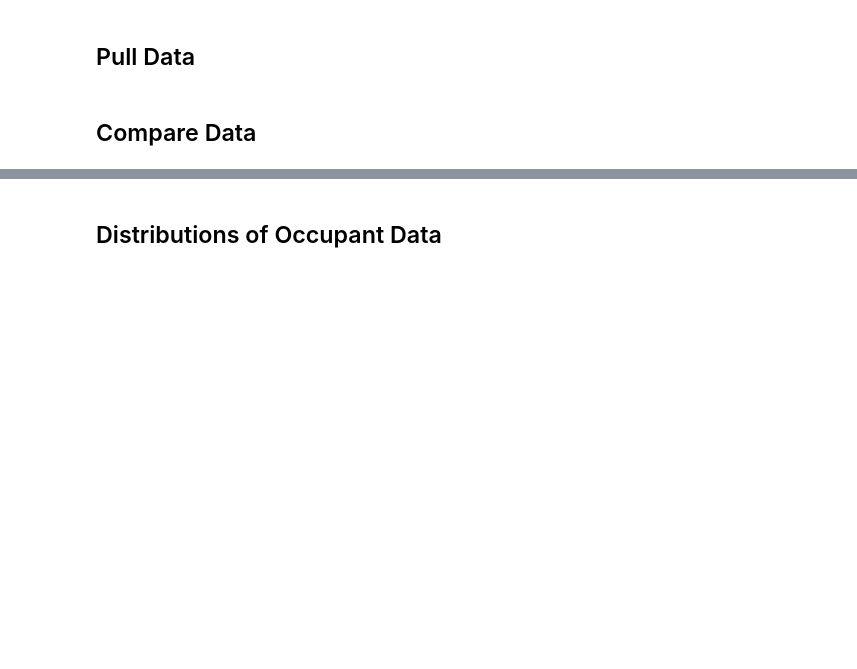
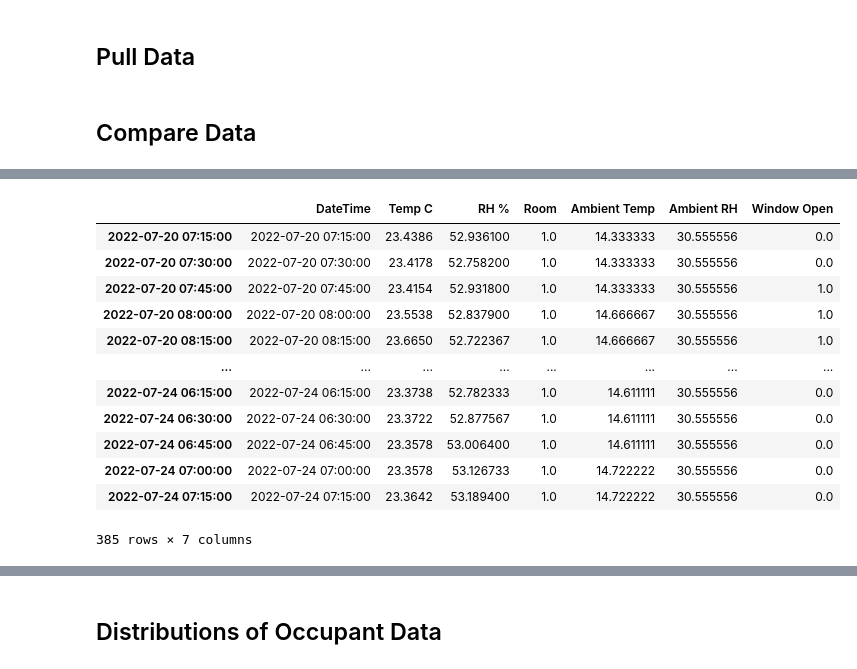
Before and after one commit to juliet29/windows, a Jupyter notebook: analysis/notebooks/230501_schweiker_data.ipynb, the cells around one changed output, grey strips where cells are left out. Saved outputs shown, nothing was run; the diff lists cells and outputs as text; code cells hidden in the pictures; blank space fills up the shorter version.

```diff
--- a/analysis/notebooks/230501_schweiker_data.ipynb
+++ b/analysis/notebooks/230501_schweiker_data.ipynb
@@ -73,0 +172,18 @@ plot_all_data_types(e01_june5)
+# %%
+wd = w.Window_Detect(exp="A", period="10T")
+
+wd.determine_varied_room()
+# %% [output]
+|  | DateTime | Temp C | RH % | Room | Ambient Temp | Ambient RH | Window Open |
+| 2022-07-20 07:15:00 | 2022-07-20 07:15:00 | 23.4386 | 52.936100 | 1.0 | 14.333333 | 30.555556 | 0.0 |
+| 2022-07-20 07:30:00 | 2022-07-20 07:30:00 | 23.4178 | 52.758200 | 1.0 | 14.333333 | 30.555556 | 0.0 |
+| 2022-07-20 07:45:00 | 2022-07-20 07:45:00 | 23.4154 | 52.931800 | 1.0 | 14.333333 | 30.555556 | 1.0 |
+| 2022-07-20 08:00:00 | 2022-07-20 08:00:00 | 23.5538 | 52.837900 | 1.0 | 14.666667 | 30.555556 | 1.0 |
+| 2022-07-20 08:15:00 | 2022-07-20 08:15:00 | 23.6650 | 52.722367 | 1.0 | 14.666667 | 30.555556 | 1.0 |
+| ... | ... | ... | ... | ... | ... | ... | ... |
+| 2022-07-24 06:15:00 | 2022-07-24 06:15:00 | 23.3738 | 52.782333 | 1.0 | 14.611111 | 30.555556 | 0.0 |
+| 2022-07-24 06:30:00 | 2022-07-24 06:30:00 | 23.3722 | 52.877567 | 1.0 | 14.611111 | 30.555556 | 0.0 |
+| 2022-07-24 06:45:00 | 2022-07-24 06:45:00 | 23.3578 | 53.006400 | 1.0 | 14.611111 | 30.555556 | 0.0 |
+| 2022-07-24 07:00:00 | 2022-07-24 07:00:00 | 23.3578 | 53.126733 | 1.0 | 14.722222 | 30.555556 | 0.0 |
+| 2022-07-24 07:15:00 | 2022-07-24 07:15:00 | 23.3642 | 53.189400 | 1.0 | 14.722222 | 30.555556 | 0.0 |
+385 rows × 7 columns
```
Also changed, not shown: parts of 10 cells of this notebook, 7 other files.
